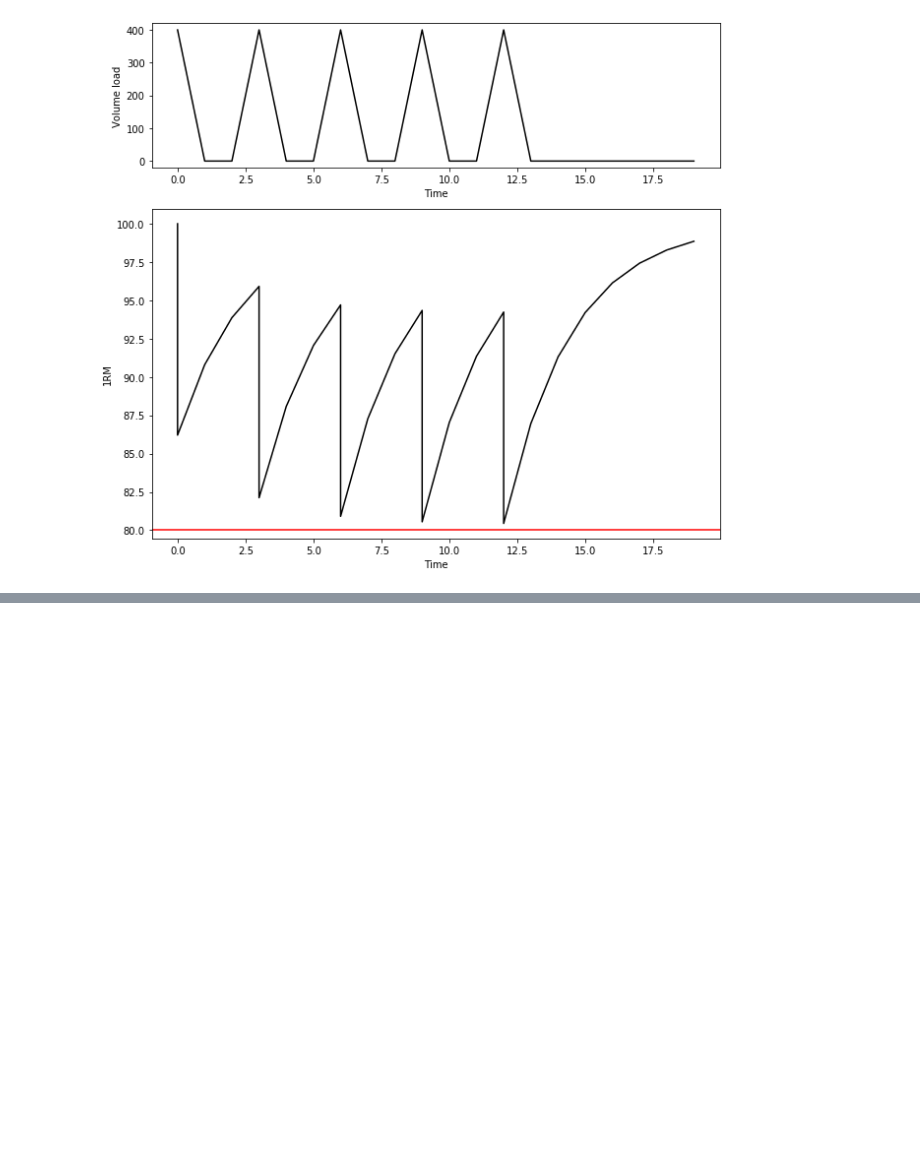
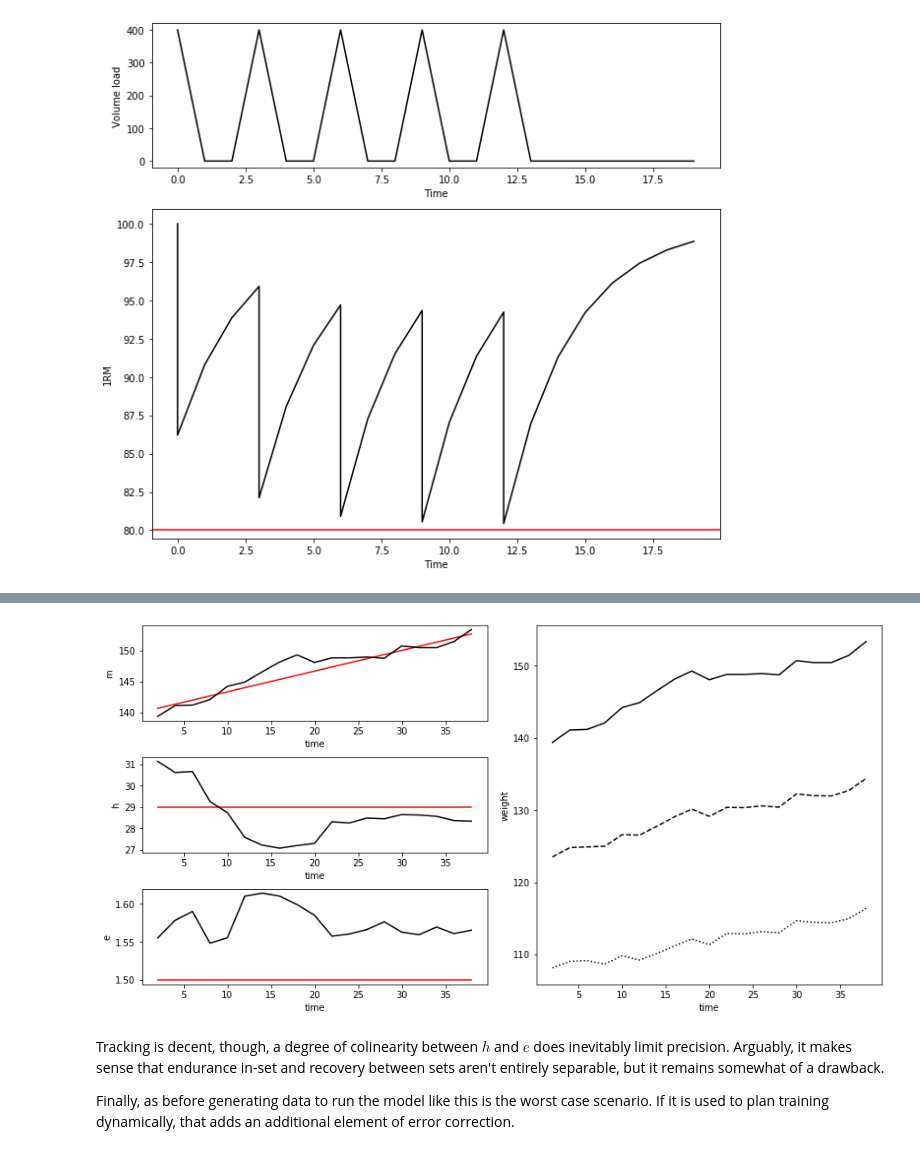
Before and after one commit to Sandalmoth/rngfit, a Jupyter notebook: theory.ipynb, the cells around one changed output, grey strips where cells are left out. Cells and saved outputs as stored; diff of their text form; code cells hidden in the pictures; blank space fills up the shorter version.

```diff
--- a/theory.ipynb
+++ b/theory.ipynb
@@ -353,0 +391,37 @@ plt.show()
+# %%
+fig = plt.figure(constrained_layout=True)
+spc = gridspec.GridSpec(ncols=2, nrows=3, figure=fig)
+axs = np.array([
+    fig.add_subplot(spc[0, 0]),
+    fig.add_subplot(spc[1, 0]),
+    fig.add_subplot(spc[2, 0]),
+    fig.add_subplot(spc[:, 1])
+])
+
+axs[0].plot(T, M_real, color='r')
+axs[0].plot(T, M[:, 0], color='k')
+axs[1].plot(T, H_real, color='r')
+axs[1].plot(T, H[:, 0], color='k')
+axs[2].plot(T, E_real, color='r')
+axs[2].plot(T, E[:, 0], color='k')
+axs[3].plot(T, M[:, 0]/(1 + (1 - 1)/H[:, 0]), color='k', linestyle='-', label='1RM')
+axs[3].plot(T, M[:, 0]/(1 + (5 - 1)/H[:, 0]), color='k', linestyle='--', label='5RM')
+axs[3].plot(T, M[:, 0]/(1 + (10 - 1)/H[:, 0]), color='k', linestyle=':', label='10RM')
+
+axs[0].set_xlabel('time')
+axs[0].set_ylabel('m')
+axs[1].set_xlabel('time')
+axs[1].set_ylabel('h')
+axs[2].set_xlabel('time')
+axs[2].set_ylabel('e')
+axs[3].set_xlabel('time')
+axs[3].set_ylabel('weight')
+
+fig.set_size_inches(12, 6)
+plt.show()
+# %% [output]
+[figure, added]
+# %% [markdown]
+Tracking is decent, though, a degree of colinearity between $h$ and $e$ does inevitably limit precision. Arguably, it makes sense that endurance in-set and recovery between sets aren't entirely separable, but it remains somewhat of a drawback.
+
+Finally, as before generating data to run the model like this is the worst case scenario. If it is used to plan training dynamically, that adds an additional element of error correction.
```
Also changed, not shown: parts of 6 cells of this notebook, 3 other files.
